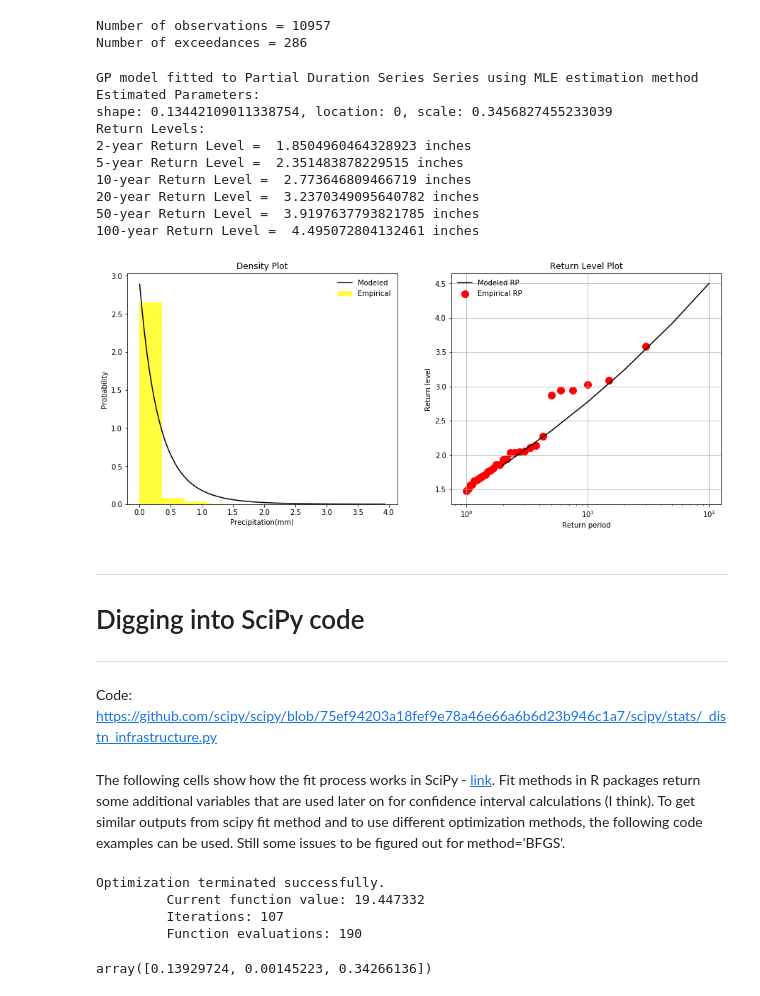
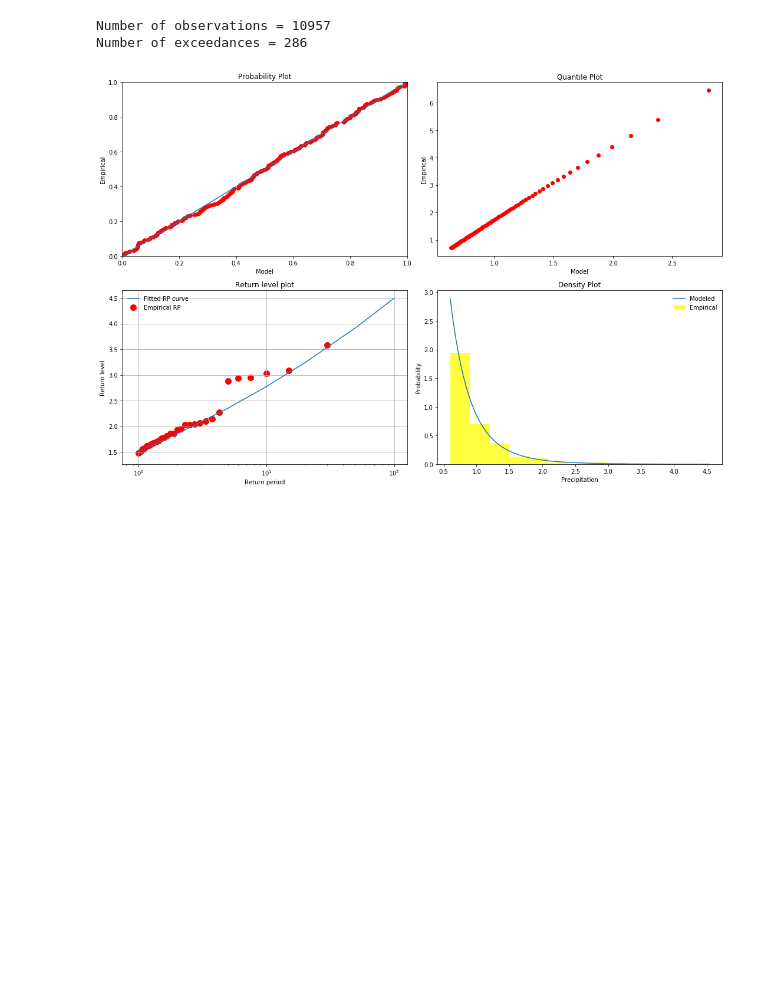
Before and after one commit to berkeley-gif/caladapt-docs, a Jupyter notebook: cookbook/precip_extreme_value_analysis-POT.ipynb, the cells around one changed output. Saved outputs shown, nothing was run; the diff lists cells and outputs as text; code cells hidden in the pictures; blank space fills up the shorter version.

```diff
--- a/cookbook/precip_extreme_value_analysis-POT.ipynb
+++ b/cookbook/precip_extreme_value_analysis-POT.ipynb
@@ -9,11 +9,13 @@ import requests
 import numpy as np
 import pandas as pd
 from datetime import datetime
-import itertools
 import matplotlib.pyplot as plt
-from scipy.stats.distributions import genextreme
 from scipy.stats.distributions import genpareto
-from scipy.optimize import minimize, fmin
+from scipy import special
+from scipy import optimize
+
+import logging
+LOG = logging.getLogger(__name__)
 # %% [markdown]
 ----
 # Download data
@@ -300,20 +241,13 @@ def extreme_value_analysis_gp(PDS, threshold, ri=[2, 5, 10, 20, 50, 100], units=
-# %%
-rl = extreme_value_analysis_gp(PDS, threshold, label='Livneh (1961-1990)')
-# %% [output]
-GP model fitted to Partial Duration Series Series using MLE estimation method
-Estimated Parameters:
-shape: 0.13442109011338754, location: 0, scale: 0.3456827455233039
-Return Levels:
-2-year Return Level =  1.8504960464328923 inches
-5-year Return Level =  2.351483878229515 inches
-10-year Return Level =  2.773646809466719 inches
-20-year Return Level =  3.2370349095640782 inches
-50-year Return Level =  3.9197637793821785 inches
-100-year Return Level =  4.495072804132461 inches
-[figure, removed]
-# %% [markdown]
----
-# Digging into SciPy code
----
-
-Code: https://github.com/scipy/scipy/blob/75ef94203a18fef9e78a46e66a6b6d23b946c1a7/scipy/stats/_distn_infrastructure.py
+# %%
+def fitData(data, mu):
+    """
+    Calculate parameter estimates for shape and scale while holding the location at threshold value.
+    Freeze the distribution using these parameters estimates.
+    :param data: :class:`numpy.ndarray` of data values (partial duration series)
+    :param float mu: Threshold value
+    :returns: Frozen distribution and parameter estimates
+    """
+    LOG.debug("Fitting data")
+    params = genpareto.fit(data[data > mu], floc=mu)
+    fit = genpareto(*params)
+    return (fit, params)
@@ -320,16 +331,4 @@ Code: https://github.com/scipy/scipy/blob/75ef94203a18fef9e78a46e66a6b6d23b946c1
 # %%
-data = PDS[PDS > threshold] - threshold
+plotDiagnostics(PDS, threshold)
+# %% [output]
+[figure, added]
-# %% [markdown]
-The following cells show how the fit process works in SciPy - [link](https://stackoverflow.com/questions/49723946/retrieve-optimization-results-from-mle-by-scipy-stats-fit). Fit methods in R packages return some additional variables that are used later on for confidence interval calculations (I think). To get similar outputs from scipy fit method and to use different optimization methods, the following code examples can be used. Still some issues to be figured out for method='BFGS'.
-# %%
-# Finding MLE using fmin - this is default in scipy
-args = genpareto._fitstart(data)
-x0, func, restore, args = genpareto._reduce_func(args, {})
-res = fmin(func, x0, args=(data,))
-res
-# %% [output]
-Optimization terminated successfully.
-         Current function value: 19.447332
-         Iterations: 107
-         Function evaluations: 190
-array([0.13929724, 0.00145223, 0.34266136])
```
Also changed, not shown: parts of 11 cells of this notebook.
